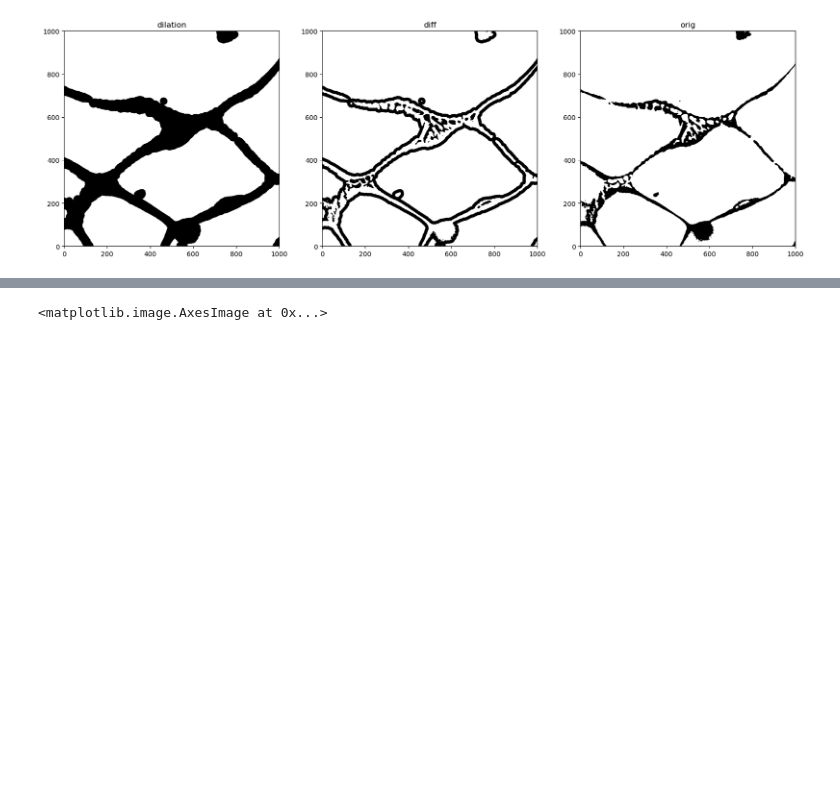
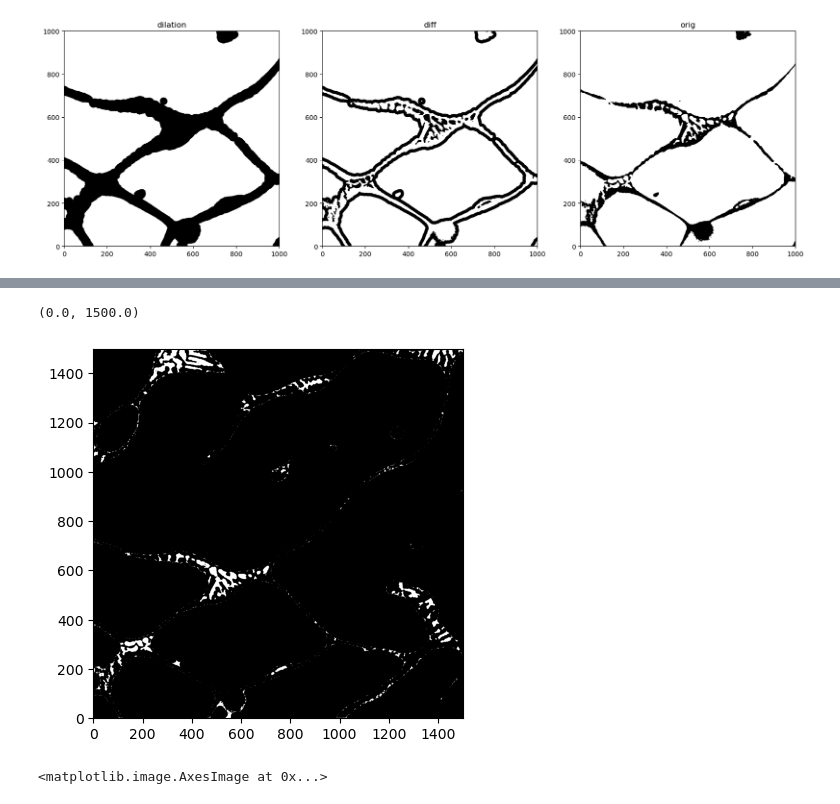
Before and after one commit to potsci/random_projects, a Jupyter notebook: thickness_segmented.ipynb, the cells around one changed output, grey strips where cells are left out. Drawn from its saved outputs; the diff is of its cells as text; code cells hidden in the pictures; blank space fills up the shorter version.

```diff
--- a/thickness_segmented.ipynb
+++ b/thickness_segmented.ipynb
@@ -120,3 +121,10 @@ ax[2].set_ylim([0,1000])
+# %%
+plt.imshow(erosion-invert(img),cmap='gray')
+plt.xlim([0,1500])
+plt.ylim([000,1500])
+# %% [output]
+(0.0, 1500.0)
+[figure, added]
 # %%
 plt.imshow(dilation-invert(img))
 # %% [output]
```
Also changed, not shown: parts of 1 cell of this notebook, 1 other file.
